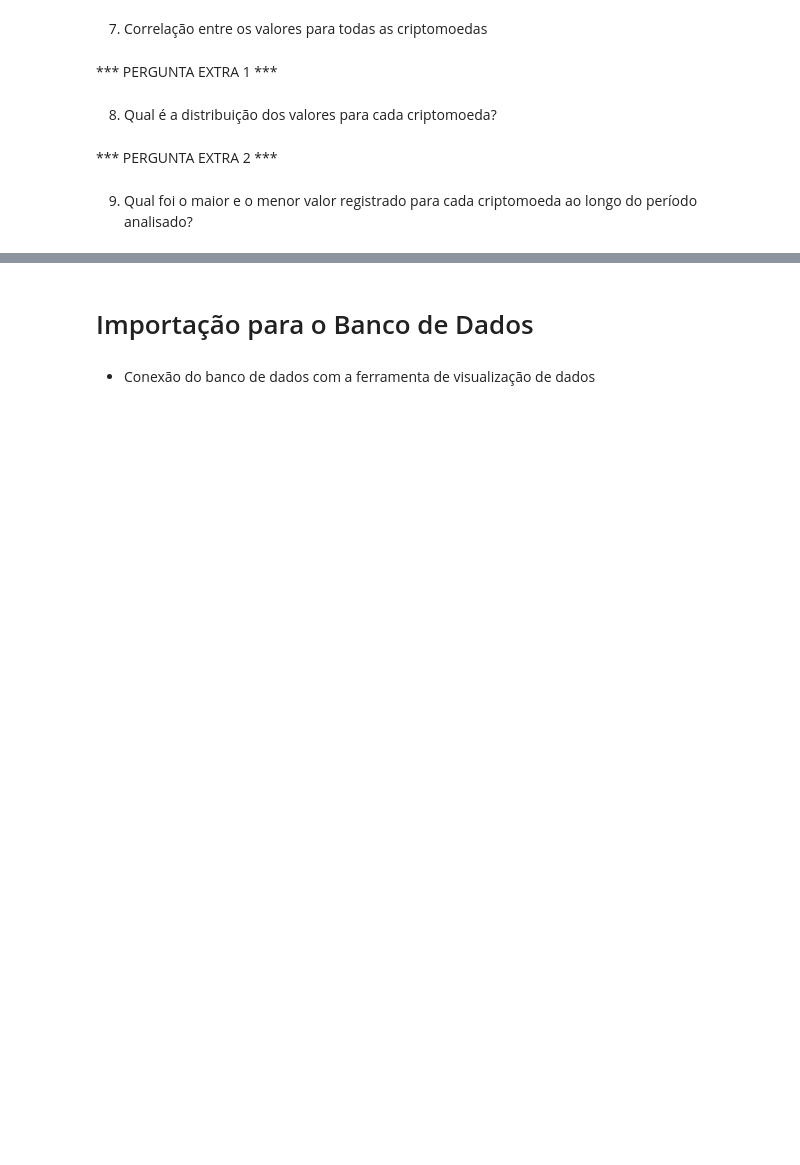
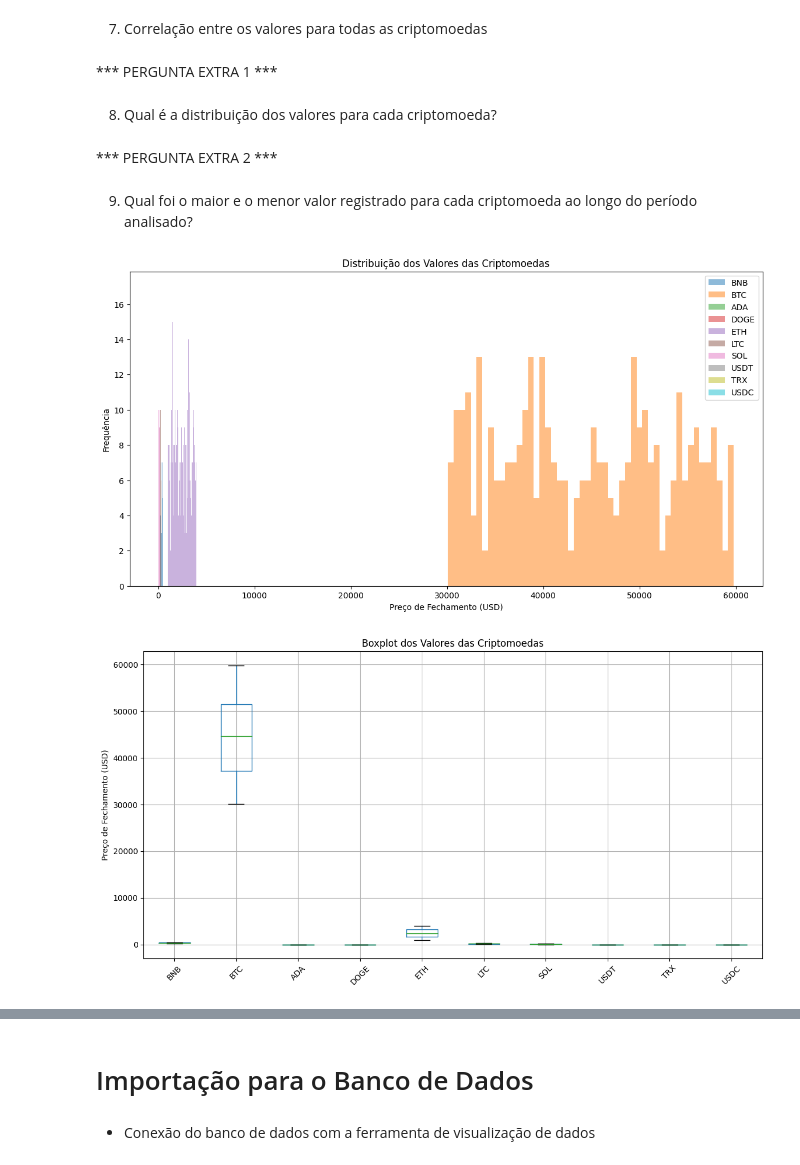
Before and after one commit to carolrc/criptomoedas, a Jupyter notebook: trabalho_em_grupo.ipynb, the cells around one changed output, grey strips where cells are left out. Drawn from its saved outputs; the diff is of its cells as text; code cells hidden in the pictures; blank space fills up the shorter version.

```diff
--- a/trabalho_em_grupo.ipynb
+++ b/trabalho_em_grupo.ipynb
@@ -172,3 +172,79 @@ plt.show()
 *** PERGUNTA EXTRA 2 ***
 # %% [markdown]
 9. Qual foi o maior e o menor valor registrado para cada criptomoeda ao longo do período analisado?
+# %%
+# Importações
+import pandas as pd
+import numpy as np
+import matplotlib.pyplot as plt
+import seaborn as sns
+
+# Criar DataFrames fictícios
+dates = pd.date_range(start='2022-01-01', end='2022-12-31', freq='D')
+
+data_dict = {
+    'BNB': np.random.uniform(low=200, high=500, size=len(dates)),
+    'BTC': np.random.uniform(low=30000, high=60000, size=len(dates)),
+    'ADA': np.random.uniform(low=0.5, high=3, size=len(dates)),
+    'DOGE': np.random.uniform(low=0.05, high=0.7, size=len(dates)),
+    'ETH': np.random.uniform(low=1000, high=4000, size=len(dates)),
+    'LTC': np.random.uniform(low=100, high=300, size=len(dates)),
+    'SOL': np.random.uniform(low=20, high=200, size=len(dates)),
+    'USDT': np.random.uniform(low=0.98, high=1.02, size=len(dates)),
+    'TRX': np.random.uniform(low=0.05, high=0.15, size=len(dates)),
+    'USDC': np.random.uniform(low=0.98, high=1.02, size=len(dates))
+}
+
+dfs = {key: pd.DataFrame(data={'Date': dates, 'Close': values}) for key, values in data_dict.items()}
+
+# Função para limpar os dados
+def clean_data(df):
+    df['Date'] = pd.to_datetime(df['Date'])
+    df.set_index('Date', inplace=True)
+    df = df[['Close']]
+    df = df.apply(pd.to_numeric, errors='coerce')
+    return df
+
+for key in dfs:
+    try:
+        dfs[key] = clean_data(dfs[key])
+        dfs[key].rename(columns={'Close': key}, inplace=True)
+    except Exception as e:
+        print(f"Erro ao limpar dados de {key}: {e}")
+
+crypto_df = pd.concat(dfs.values(), axis=1)
+
+# Pergunta 8: Qual é a distribuição dos valores para cada criptomoeda?
+
+# Plotar histogramas para cada criptomoeda
+plt.figure(figsize=(14, 7))
+for column in crypto_df.columns:
+    crypto_df[column].plot(kind='hist', alpha=0.5, bins=50, label=column)
+plt.legend()
+plt.title('Distribuição dos Valores das Criptomoedas')
+plt.xlabel('Preço de Fechamento (USD)')
+plt.ylabel('Frequência')
+plt.show()
+
+# Plotar boxplots para cada criptomoeda
+plt.figure(figsize=(14, 7))
+crypto_df.boxplot()
+plt.title('Boxplot dos Valores das Criptomoedas')
+plt.ylabel('Preço de Fechamento (USD)')
+plt.xticks(rotation=45)
+plt.show()
+
+# Pergunta 9: Qual foi o maior e o menor valor registrado para cada criptomoeda ao longo do período analisado?
+
+# Encontrar os maiores e menores valores para cada criptomoeda
+max_values = crypto_df.max()
+min_values = crypto_df.min()
+
+print("Maiores valores registrados para cada criptomoeda:")
+print(max_values)
+
+print("\nMenores valores registrados para cada criptomoeda:")
+print(min_values)
+# %% [output]
+[figure, added]
+[figure, added]
```
Also changed, not shown: parts of 1 cell of this notebook.
